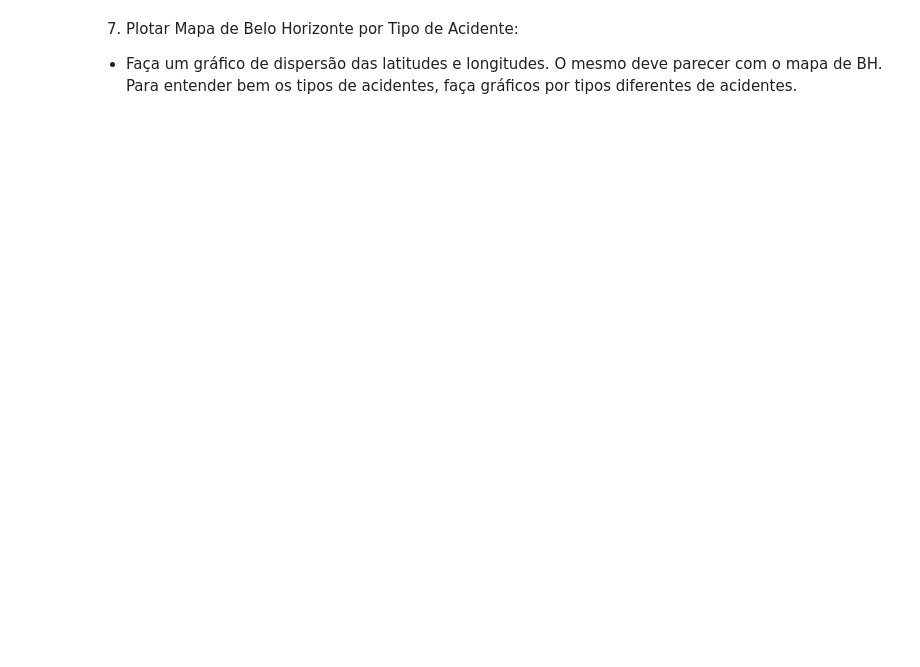
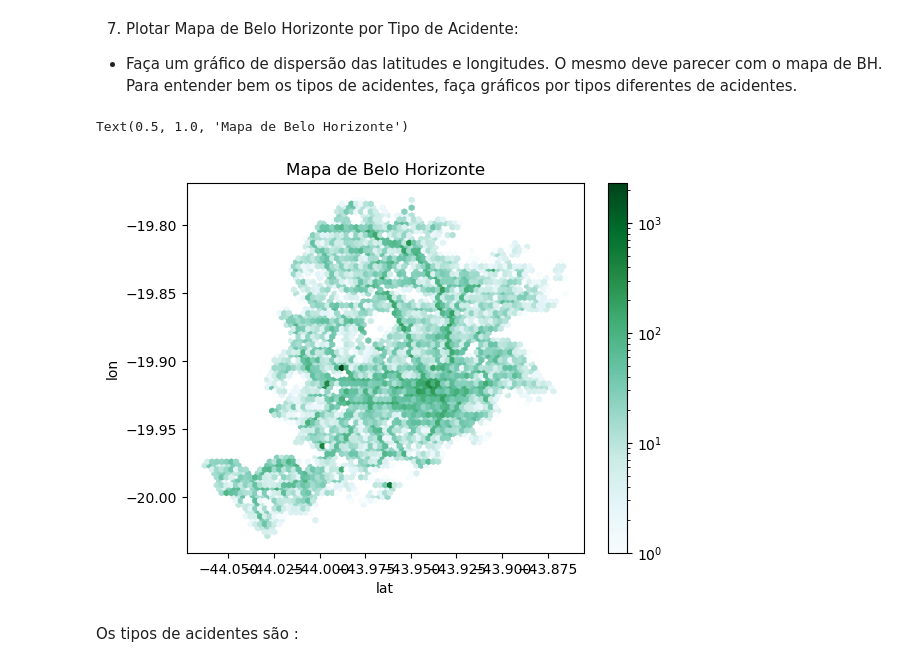
Before and after one commit to PolloHacker/Trabalho_Final_FCD, a Jupyter notebook: tp.ipynb, the cells around one changed output. Cells and saved outputs as stored; diff of their text form; code cells hidden in the pictures; blank space fills up the shorter version.

```diff
--- a/tp.ipynb
+++ b/tp.ipynb
@@ -144,3 +147,18 @@ plt.show()
 7. Plotar Mapa de Belo Horizonte por Tipo de Acidente:
 - Faça um gráfico de dispersão das latitudes e longitudes. O mesmo deve parecer com o mapa de BH.
 Para entender bem os tipos de acidentes, faça gráficos por tipos diferentes de acidentes.
+# %%
+df.plot(
+  kind='hexbin',
+  x='lat',
+  y='lon',
+  mincnt=1,
+  gridsize=75,
+  bins='log'
+ )
+plt.title('Mapa de Belo Horizonte')
+# %% [output]
+Text(0.5, 1.0, 'Mapa de Belo Horizonte')
+[figure, added]
+# %% [markdown]
+Os tipos de acidentes são :
```
Also changed, not shown: parts of 62 cells of this notebook.
